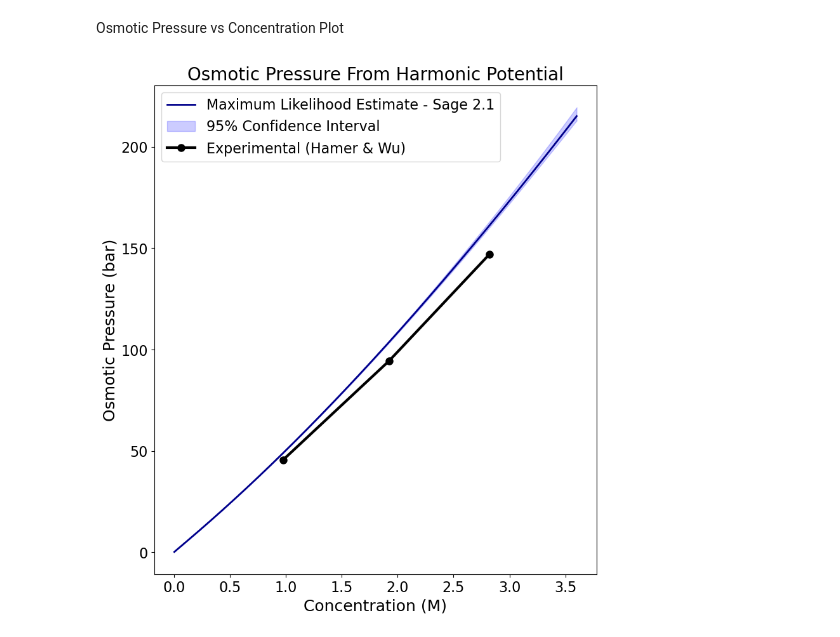
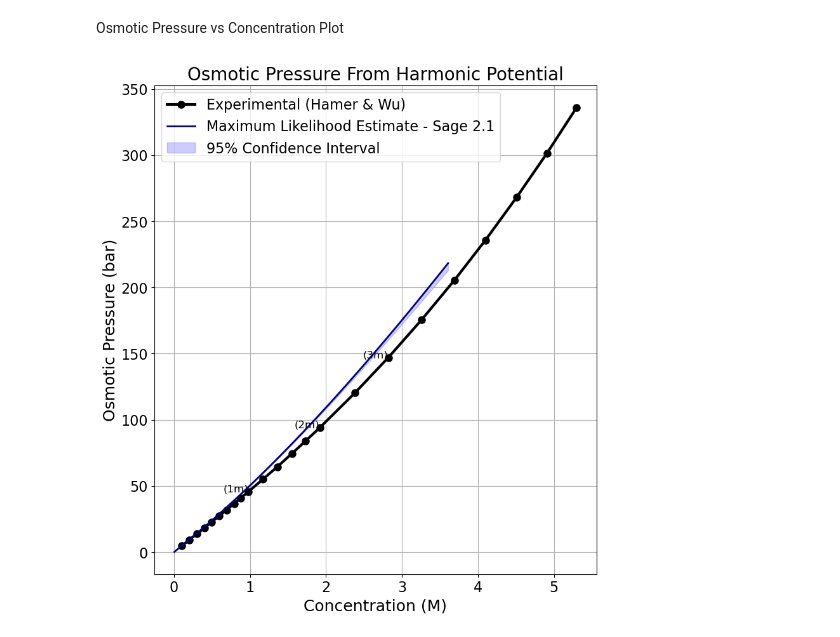
Before and after one commit to barmoral/osmotic_calculations, a Jupyter notebook: HarmonicPotential_analysis/harmonic_maxlikelihood_analysis.ipynb, the cells around one changed output. Cells and saved outputs as stored; diff of their text form; code cells hidden in the pictures.

```diff
--- a/HarmonicPotential_analysis/harmonic_maxlikelihood_analysis.ipynb
+++ b/HarmonicPotential_analysis/harmonic_maxlikelihood_analysis.ipynb
@@ -808,14 +807,27 @@ Osmotic Coefficient vs Concentration Plot
 # Plot osmotic coefficients vs concentration
 plt.rcParams.update({'font.size': 16})
 plt.figure(figsize=(9.0,10.0))
+
+# Experimental data
+plt.plot(exp_concs_values, yexpOC, marker='o', linestyle='-', color='black',
+         label='Experimental (Hamer & Wu)', linewidth=3, markersize=8)
+
+# Harmonic Potential data of osmotic coefficients with 95% confidence interval
 plt.plot(c_opt_sparse_all, opt_oc, lw=2, label='Maximum Likelihood Estimate - Sage 2.1', color='darkgreen')
-plt.plot(target_values,yexpOC, marker='o', linestyle='-',color='k', label='Experimental (Hamer & Wu)', lw=3, markersize=8)
 plt.fill_between(c_opt_sparse_all, lower_bound_95_oc, upper_bound_95_oc, color='g', alpha=0.2, label='95% Confidence Interval')
+
+# Add labels to the specific experimental points
+special_labels = {0.98: '1m', 1.92: '2m', 2.82: '3m'}
+for i in range(len(exp_concs_values)):
+    x_val = exp_concs_values[i]  # Scalar value
+    y_val = yexpOC[i]
+    if x_val in special_labels:  # Check if x_val is in the special_labels dictionary
+        plt.text(x_val, y_val, f"({special_labels[x_val]})", fontsize=12, ha='right')
+
 plt.xlabel("Concentration (M)", fontsize=MEDIUM_SIZE)
 plt.ylabel('Osmotic Coefficients', fontsize=MEDIUM_SIZE)
 plt.legend()
-# plt.xlim(0.0,3.5)
-# plt.ylim(0.92,1.22)
+plt.grid()
 plt.title('Osmotic Coefficients From Harmonic Potential', fontsize=BIGGER_SIZE)
 plt.savefig('oc.png')
 plt.show()
@@ -836,15 +851,30 @@ Osmotic Pressure vs Concentration Plot
 # %%
 # Plot osmotic pressure vs concentration
 plt.rcParams.update({'font.size': 16})
 plt.figure(figsize=(9.0,10.0))
+
+# Experimental data
+plt.plot(exp_concs_values, yexpOP, marker='o', linestyle='-', color='black',
+         label='Experimental (Hamer & Wu)', linewidth=3, markersize=8)
+
+# Harmonic Potential data of osmotic pressure with 95% confidence interval
 plt.plot(c_opt_sparse_all, opt_op, lw=2, label='Maximum Likelihood Estimate - Sage 2.1', color='darkblue')
 plt.fill_between(c_opt_sparse_all, lower_bound_95_op, upper_bound_95_op, color='b', alpha=0.2, label='95% Confidence Interval')
-plt.plot(target_values,yexpOP, marker='o', linestyle='-',color='k', label='Experimental (Hamer & Wu)', lw=3, markersize=8)
+
+# Add labels to the specific experimental points
+special_labels = {0.98: '1m', 1.92: '2m', 2.82: '3m'}
+for i in range(len(exp_concs_values)):
+    x_val = exp_concs_values[i]  # Scalar value
+    y_val = yexpOP[i]
+    if x_val in special_labels:  # Check if x_val is in the special_labels dictionary
+        plt.text(x_val, y_val, f"({special_labels[x_val]})", fontsize=12, ha='right')
+
+plt.title('Osmotic Pressure From Harmonic Potential', fontsize=BIGGER_SIZE)
 plt.xlabel("Concentration (M)", fontsize=MEDIUM_SIZE)
 plt.ylabel('Osmotic Pressure (bar)', fontsize=MEDIUM_SIZE)
 plt.legend()
-plt.title('Osmotic Pressure From Harmonic Potential', fontsize=BIGGER_SIZE)
+plt.grid()
 plt.savefig('op.png')
 plt.show()
 # %% [output]
-[figure, old version]
+[figure, new version]
```
Also changed, not shown: parts of 15 cells of this notebook, 3 other files.
